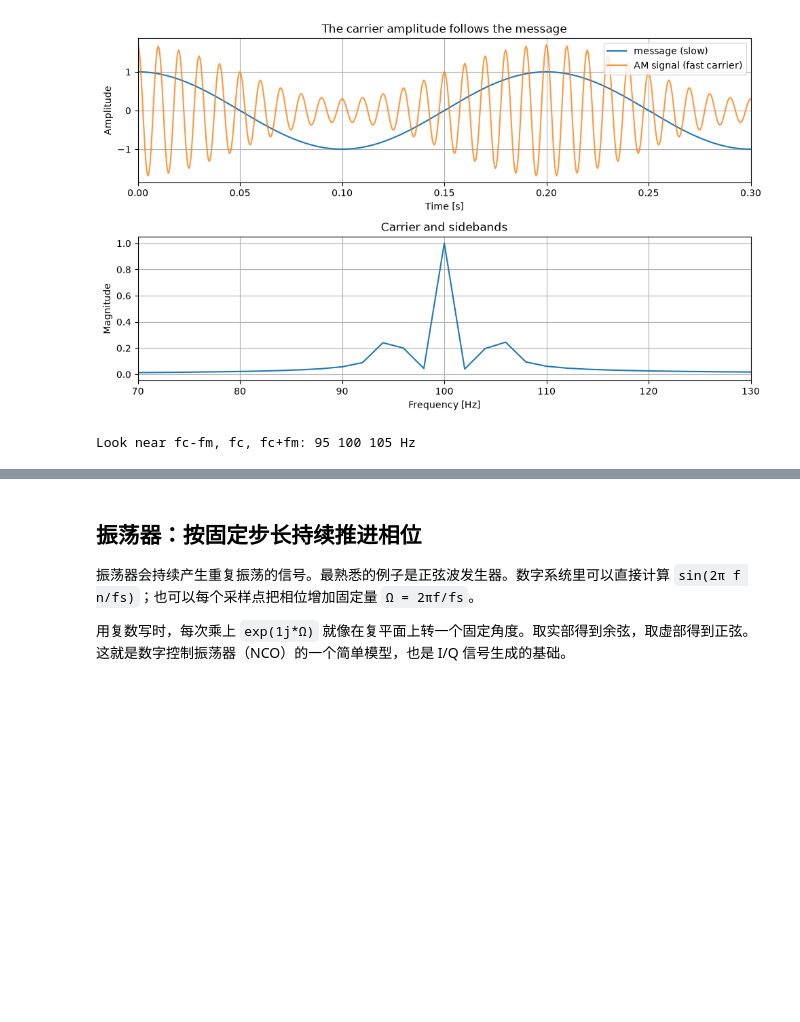
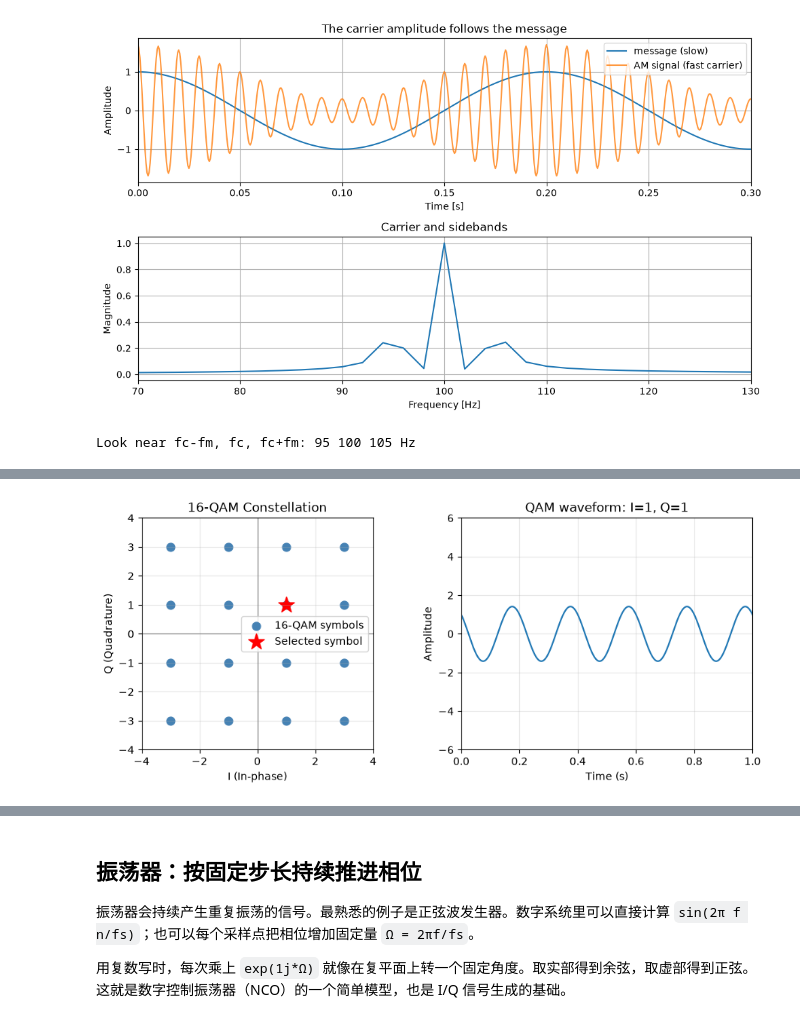
Before and after one commit to invain1218/CVNote, a Jupyter notebook: DSP/basic.ipynb, the cells around one changed output, grey strips where cells are left out. Drawn from its saved outputs; the diff is of its cells as text; code cells hidden in the pictures; blank space fills up the shorter version.

```diff
--- a/DSP/basic.ipynb
+++ b/DSP/basic.ipynb
@@ -475,0 +531,93 @@ s(t) = I(t) cos(2π f_c t) - Q(t) sin(2π f_c t)
+# %%
+
+%matplotlib inline
+
+import numpy as np
+import matplotlib.pyplot as plt
+import ipywidgets as widgets
+from IPython.display import display, clear_output
+
+levels = np.array([-3, -1, 1, 3])
+constellation = np.array([
+    (i, q) for i in levels for q in levels
+])
+
+def nearest_level(x):
+    return levels[np.argmin(np.abs(levels - x))]
+
+# 只创建一次 Figure 和坐标轴
+fc = 5
+t = np.linspace(0, 1, 1000)
+
+fig, axes = plt.subplots(1, 2, figsize=(11, 4))
+ax1, ax2 = axes
+
+# 左侧：固定星座图
+ax1.scatter(
+    constellation[:, 0], constellation[:, 1],
+    color="steelblue", s=60, label="16-QAM symbols"
+)
+selected_point = ax1.scatter(
+    [1], [1], color="red", marker="*", s=250,
+    label="Selected symbol"
+)
+ax1.axhline(0, color="gray", linewidth=0.8)
+ax1.axvline(0, color="gray", linewidth=0.8)
+ax1.set(
+    xlim=(-4, 4), ylim=(-4, 4),
+    xlabel="I (In-phase)", ylabel="Q (Quadrature)",
+    title="16-QAM Constellation", aspect="equal"
+)
+ax1.grid(True, alpha=0.3)
+ax1.legend()
+
+# 右侧：先创建一条空波形
+wave_line, = ax2.plot(t, np.zeros_like(t))
+ax2.set(
+    xlim=(0, 1), ylim=(-6, 6),
+    xlabel="Time (s)", ylabel="Amplitude",
+    title="QAM waveform"
+)
+ax2.grid(True, alpha=0.3)
+
+info = widgets.Output()
+
+def update_qam(I=1.0, Q=1.0):
+    I_sym = nearest_level(I)
+    Q_sym = nearest_level(Q)
+
+    signal = (
+        I_sym * np.cos(2 * np.pi * fc * t)
+        - Q_sym * np.sin(2 * np.pi * fc * t)
+    )
+
+    # 更新已有图形，不再创建新 Figure
+    selected_point.set_offsets([[I_sym, Q_sym]])
+    wave_line.set_ydata(signal)
+    ax2.set_title(f"QAM waveform: I={I_sym}, Q={Q_sym}")
+
+    fig.canvas.draw_idle()
+
+    with info:
+        clear_output(wait=True)
+        print(f"输入：I={I:.1f}, Q={Q:.1f}")
+        print(f"映射后的符号：({I_sym}, {Q_sym})")
+        print(f"振幅 A = {np.sqrt(I_sym**2 + Q_sym**2):.3f}")
+
+I_slider = widgets.FloatSlider(
+    value=1, min=-3, max=3, step=0.1,
+    description="I:", continuous_update=False
+)
+Q_slider = widgets.FloatSlider(
+    value=1, min=-3, max=3, step=0.1,
+    description="Q:", continuous_update=False
+)
+
+ui = widgets.VBox([I_slider, Q_slider])
+out = widgets.interactive_output(
+    update_qam, {"I": I_slider, "Q": Q_slider}
+)
+
+display(ui, fig, info, out)
+update_qam(1, 1)
+# %% [output]
@@ -475,0 +625 @@ s(t) = I(t) cos(2π f_c t) - Q(t) sin(2π f_c t)
+[figure, added]
```
Also changed, not shown: parts of 12 cells of this notebook, 6 other files.
